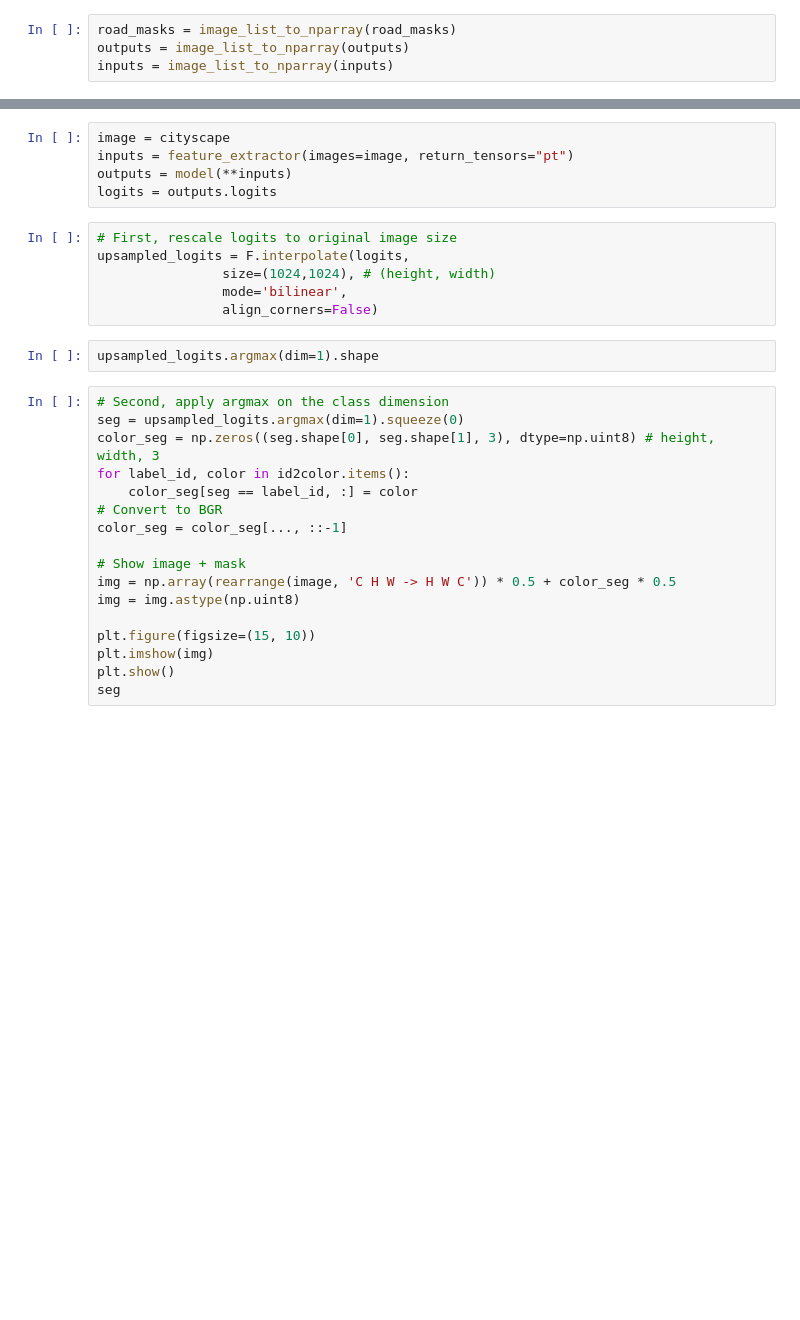
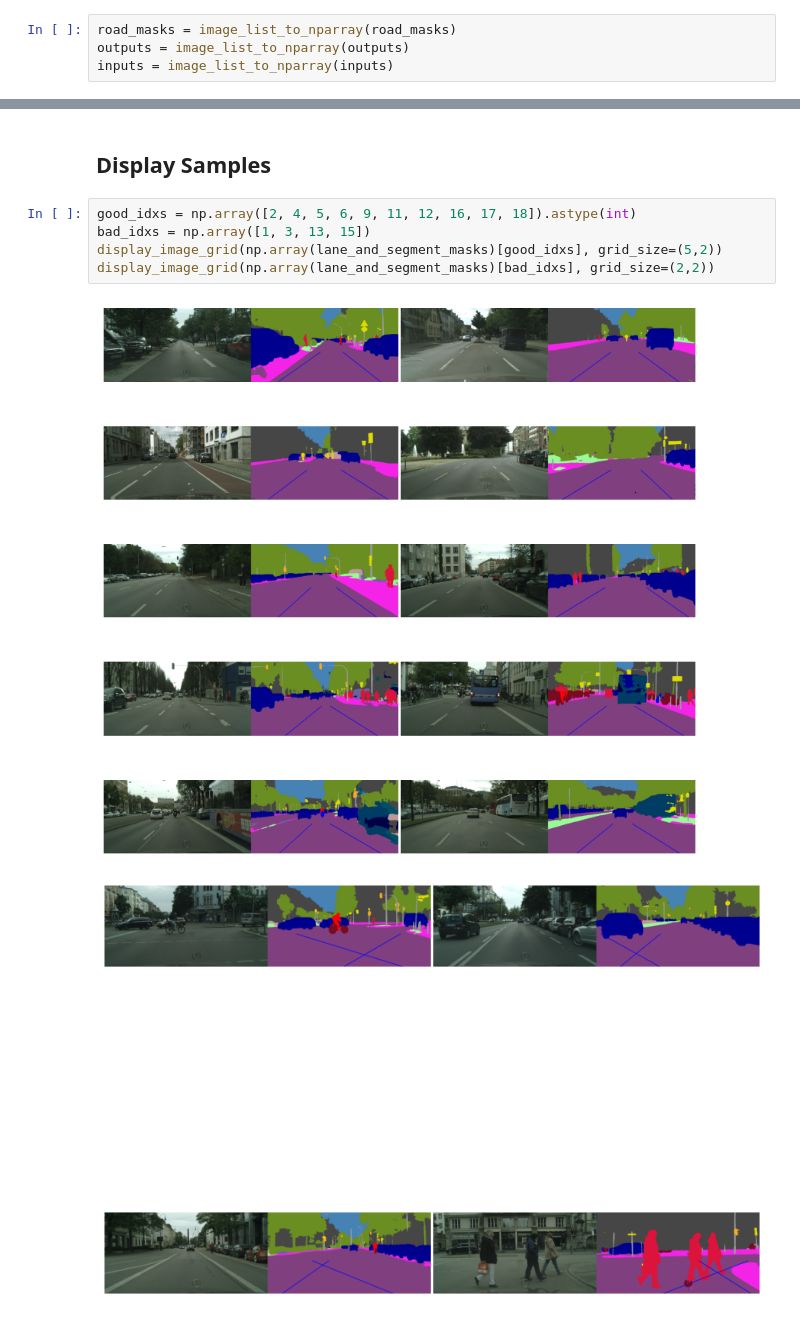
Before and after one commit to jlevine272/Road-Segmentation, a Jupyter notebook: main.ipynb, the cells around one changed output, grey strips where cells are left out. Cells and saved outputs as stored; diff of their text form; blank space fills up the shorter version.

```diff
--- a/main.ipynb
+++ b/main.ipynb
@@ -274,30 +224,10 @@ model = SegformerForSemanticSegmentation.from_pretrained("nvidia/segformer-b0-fi
-# %%
-image = cityscape
-inputs = feature_extractor(images=image, return_tensors="pt")
-outputs = model(**inputs)
-logits = outputs.logits
-# %%
-# First, rescale logits to original image size
-upsampled_logits = F.interpolate(logits,
-                size=(1024,1024), # (height, width)
-                mode='bilinear',
-                align_corners=False)
-# %%
-upsampled_logits.argmax(dim=1).shape
-# %%
-# Second, apply argmax on the class dimension
-seg = upsampled_logits.argmax(dim=1).squeeze(0)
-color_seg = np.zeros((seg.shape[0], seg.shape[1], 3), dtype=np.uint8) # height, width, 3
-for label_id, color in id2color.items():
-    color_seg[seg == label_id, :] = color
-# Convert to BGR
-color_seg = color_seg[..., ::-1]
-
-# Show image + mask
-img = np.array(rearrange(image, 'C H W -> H W C')) * 0.5 + color_seg * 0.5
-img = img.astype(np.uint8)
-
-plt.figure(figsize=(15, 10))
-plt.imshow(img)
-plt.show()
-seg
+# %% [markdown]
+## Display Samples
+# %%
+good_idxs = np.array([2, 4, 5, 6, 9, 11, 12, 16, 17, 18]).astype(int)
+bad_idxs = np.array([1, 3, 13, 15])
+display_image_grid(np.array(lane_and_segment_masks)[good_idxs], grid_size=(5,2))
+display_image_grid(np.array(lane_and_segment_masks)[bad_idxs], grid_size=(2,2))
+# %% [output]
+[figure, added]
+[figure, added]
```
Also changed, not shown: parts of 50 cells of this notebook.
